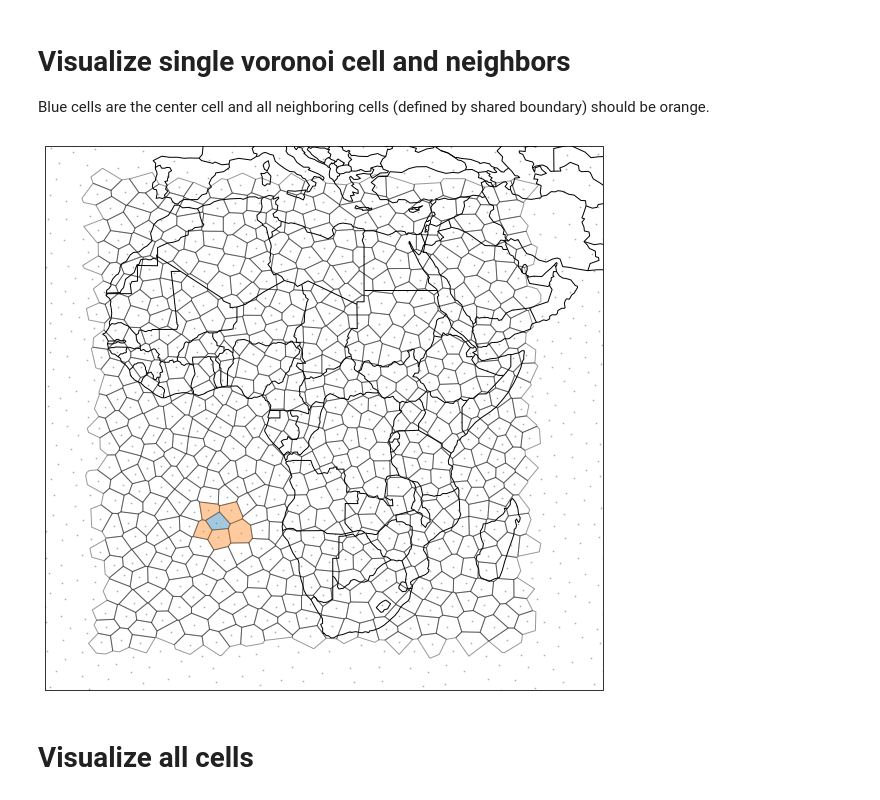
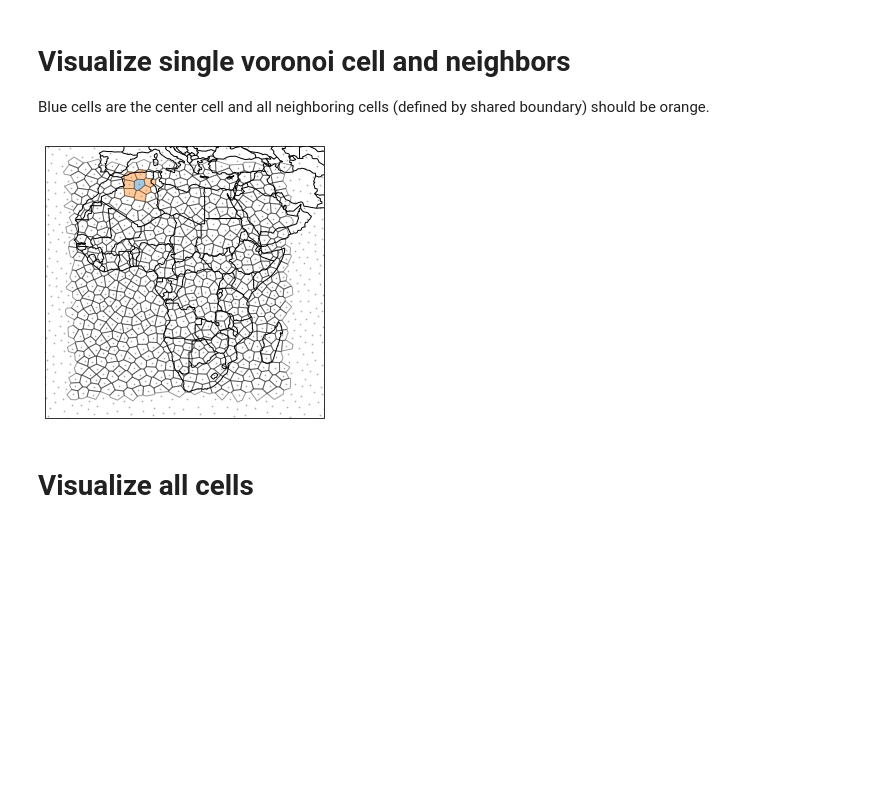
Before and after one commit to eltrompetero/armed_conflict_avalanche, a Jupyter notebook: voronoi_example.ipynb, the cells around one changed output. Drawn from its saved outputs; the diff is of its cells as text; code cells hidden in the pictures; blank space fills up the shorter version.

```diff
--- a/voronoi_example.ipynb
+++ b/voronoi_example.ipynb
@@ -70,30 +70,30 @@ polygons = gpd.read_file(f'{wd}/voronoi_grids/{dx}/borders{str(gridix).zfill(2)}
 polygons['neighbors'] = polygons['neighbors'].apply(lambda x: [int(i) for i in x.split(', ')])
 # %%
 # create a basic map with some geographic features including coastlines and country borders
-fig = plt.figure(figsize=(10,10))
+fig = plt.figure(figsize=(5,5))
 ax = fig.add_subplot(projection=ccrs.PlateCarree())
 ax.add_feature(cfeature.COASTLINE)
 ax.add_feature(cfeature.BORDERS)
 
 # draw the voronoi grid
 centers.plot(ax=ax, markersize=1, alpha=.2, color='k')
 polygons.plot(ax=ax, facecolor='none', edgecolor='k', alpha=.4)
 
 # for some random pixel, color it and its neighbors
 for i in range(1):
     randpix = np.random.choice(polygons.index)
     polygons.iloc[[randpix]].plot(ax=ax,
                                 facecolor='C0',
                                 alpha=.4)
     polygons.iloc[polygons['neighbors'].iloc[randpix]].plot(ax=ax,
                                                             facecolor='C1',
                                                             alpha=.4)
 
 # center the boundaries of the map about Africa
 ax.set_extent(array([0.05235987755982988+330/180*pi, 1.6406094968746698+330/180*pi,
                      -0.5853981633974483, 0.6203047484373349])*180/pi)
 # %% [output]
-[figure, old version]
+[figure, new version]
 # %% [markdown]
 # Visualize all cells
 # %%
```
Also changed, not shown: parts of 2 cells of this notebook, 4 other files.
